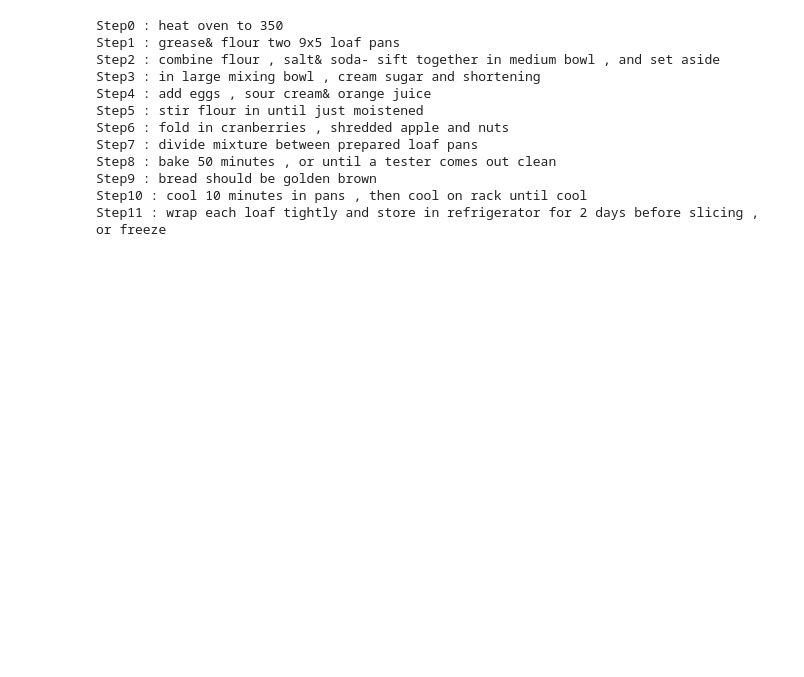
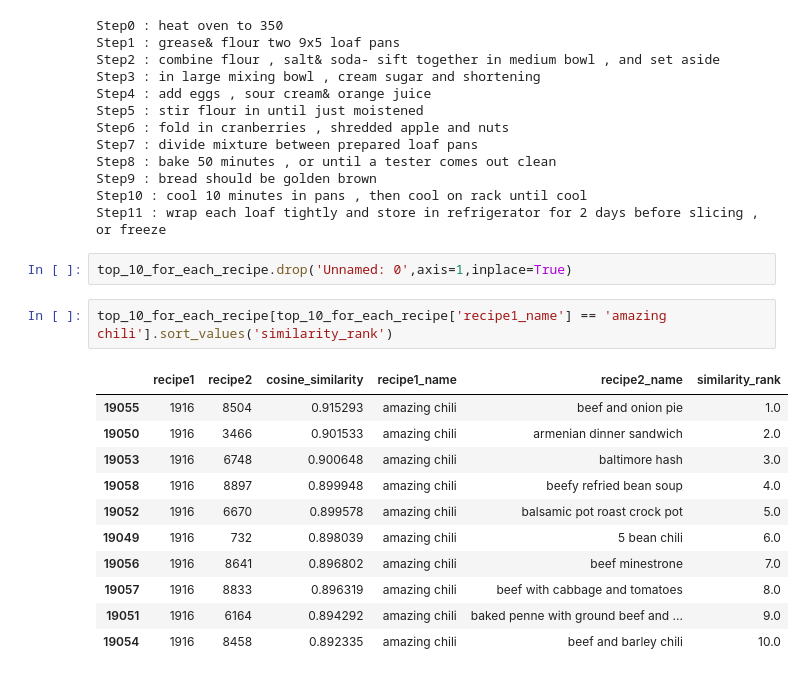
Before and after one commit to martineza96/recipe-reccomender, a Jupyter notebook: Untitled.ipynb, the cells around one changed output. Cells and saved outputs as stored; diff of their text form; blank space fills up the shorter version.

```diff
--- a/Untitled.ipynb
+++ b/Untitled.ipynb
@@ -232,3 +235,19 @@ Step8 : bake 50 minutes , or until a tester comes out clean
 Step9 : bread should be golden brown
 Step10 : cool 10 minutes in pans , then cool on rack until cool
 Step11 : wrap each loaf tightly and store in refrigerator for 2 days before slicing , or freeze
+# %%
+top_10_for_each_recipe.drop('Unnamed: 0',axis=1,inplace=True)
+# %%
+top_10_for_each_recipe[top_10_for_each_recipe['recipe1_name'] == 'amazing chili'].sort_values('similarity_rank')
+# %% [output]
+|  | recipe1 | recipe2 | cosine_similarity | recipe1_name | recipe2_name | similarity_rank |
+| 19055 | 1916 | 8504 | 0.915293 | amazing chili | beef and onion pie | 1.0 |
+| 19050 | 1916 | 3466 | 0.901533 | amazing chili | armenian dinner sandwich | 2.0 |
+| 19053 | 1916 | 6748 | 0.900648 | amazing chili | baltimore hash | 3.0 |
+| 19058 | 1916 | 8897 | 0.899948 | amazing chili | beefy refried bean soup | 4.0 |
+| 19052 | 1916 | 6670 | 0.899578 | amazing chili | balsamic pot roast crock pot | 5.0 |
+| 19049 | 1916 | 732 | 0.898039 | amazing chili | 5 bean chili | 6.0 |
+| 19056 | 1916 | 8641 | 0.896802 | amazing chili | beef minestrone | 7.0 |
+| 19057 | 1916 | 8833 | 0.896319 | amazing chili | beef with cabbage and tomatoes | 8.0 |
+| 19051 | 1916 | 6164 | 0.894292 | amazing chili | baked penne with ground beef and ... | 9.0 |
+| 19054 | 1916 | 8458 | 0.892335 | amazing chili | beef and barley chili | 10.0 |
```
Also changed, not shown: parts of 4 cells of this notebook.
